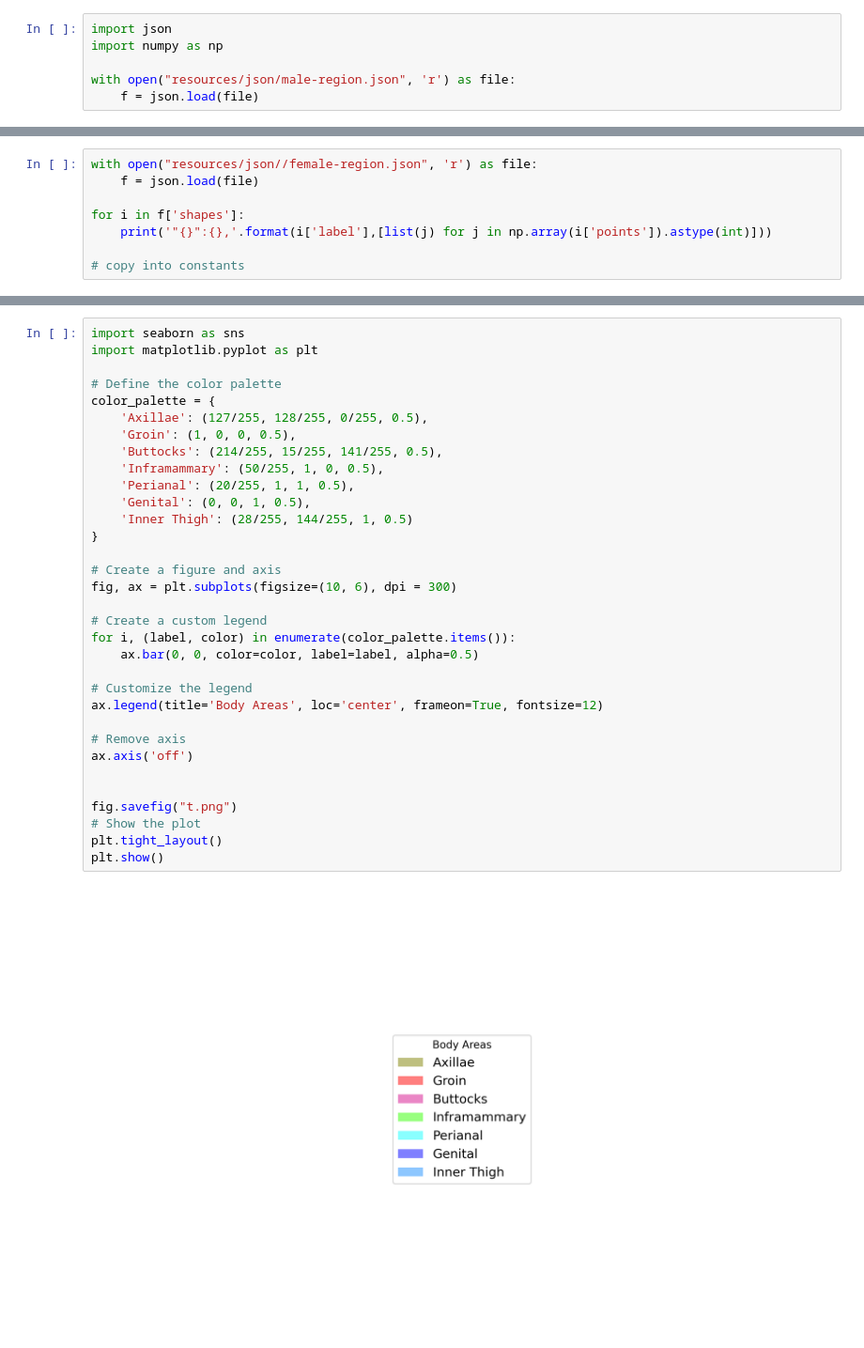
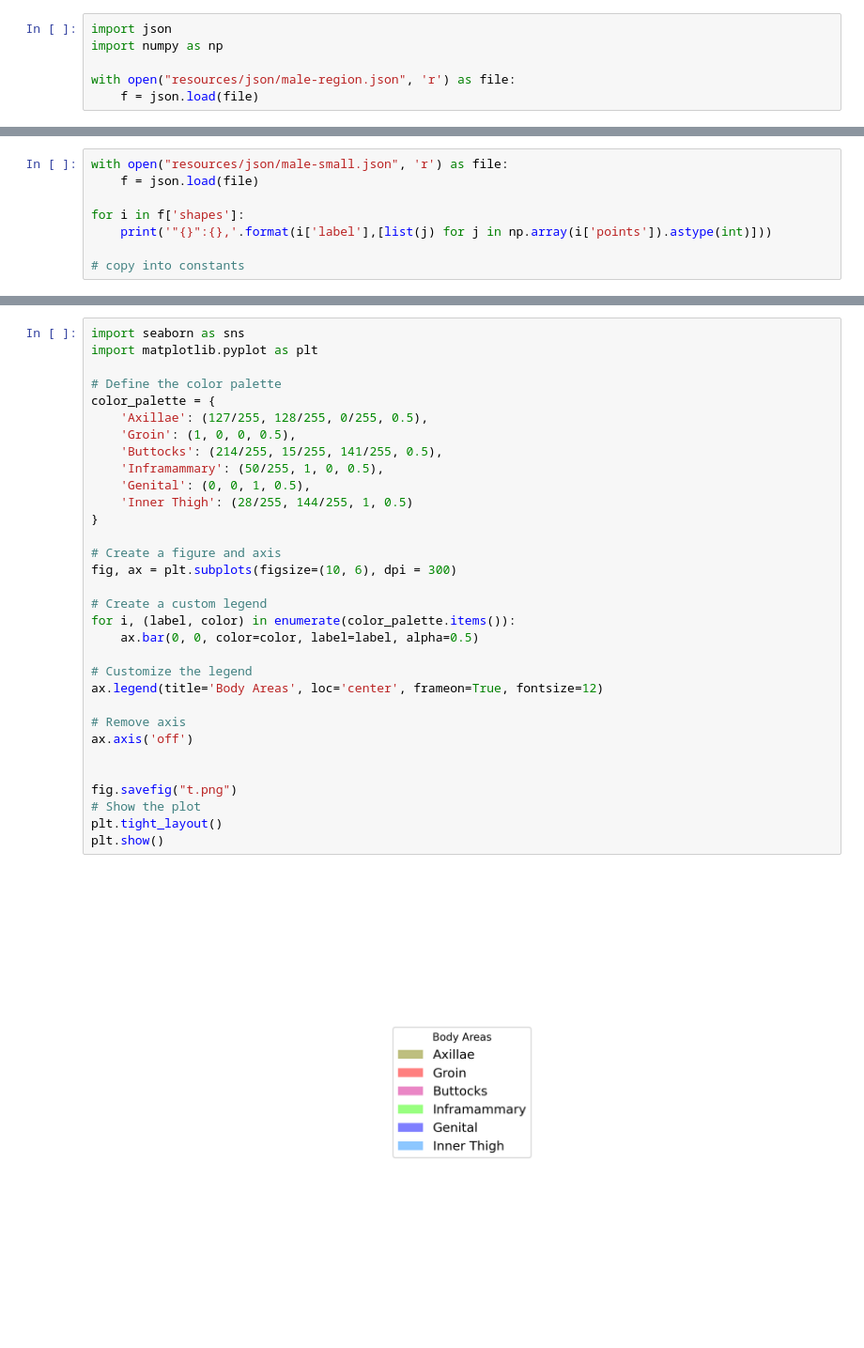
Before and after one commit to randymi01/hfhs_survey-app, a Jupyter notebook: main.ipynb, the cells around one changed output, grey strips where cells are left out. Shown: that part at 94% size. Saved outputs shown, nothing was run; the diff lists cells and outputs as text.

Commit message:
remade regions

```diff
--- a/main.ipynb
+++ b/main.ipynb
@@ -9,5 +11,5 @@ list(np.array(i['points']).astype(int))
 # %%
-with open("resources/json//female-region.json", 'r') as file:
+with open("resources/json/male-small.json", 'r') as file:
     f = json.load(file)
 
 for i in f['shapes']:
@@ -23,32 +35,31 @@ import matplotlib.pyplot as plt
 
 # Define the color palette
 color_palette = {
     'Axillae': (127/255, 128/255, 0/255, 0.5),
     'Groin': (1, 0, 0, 0.5),
     'Buttocks': (214/255, 15/255, 141/255, 0.5),
     'Inframammary': (50/255, 1, 0, 0.5),
-    'Perianal': (20/255, 1, 1, 0.5),
     'Genital': (0, 0, 1, 0.5),
     'Inner Thigh': (28/255, 144/255, 1, 0.5)
 }
 
 # Create a figure and axis
 fig, ax = plt.subplots(figsize=(10, 6), dpi = 300)
 
 # Create a custom legend
 for i, (label, color) in enumerate(color_palette.items()):
     ax.bar(0, 0, color=color, label=label, alpha=0.5)
 
 # Customize the legend
 ax.legend(title='Body Areas', loc='center', frameon=True, fontsize=12)
 
 # Remove axis
 ax.axis('off')
 
 
 fig.savefig("t.png")
 # Show the plot
 plt.tight_layout()
 plt.show()
 # %% [output]
-[figure, old version]
+[figure, new version]
```
Also changed, not shown: parts of 2 cells of this notebook, 9 other files.
